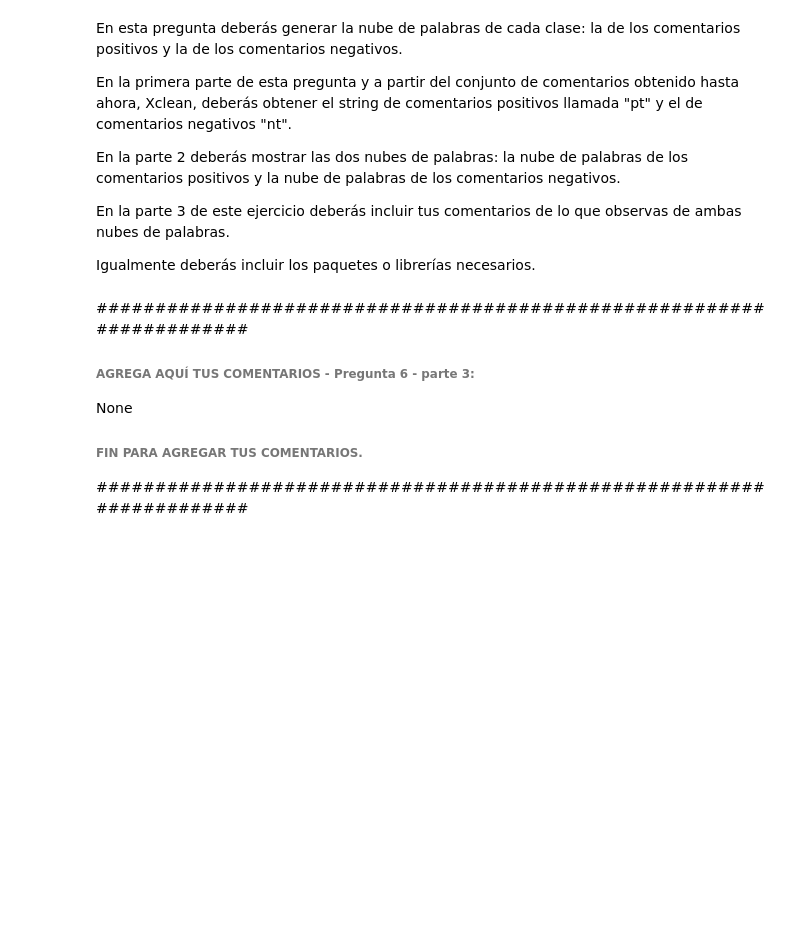
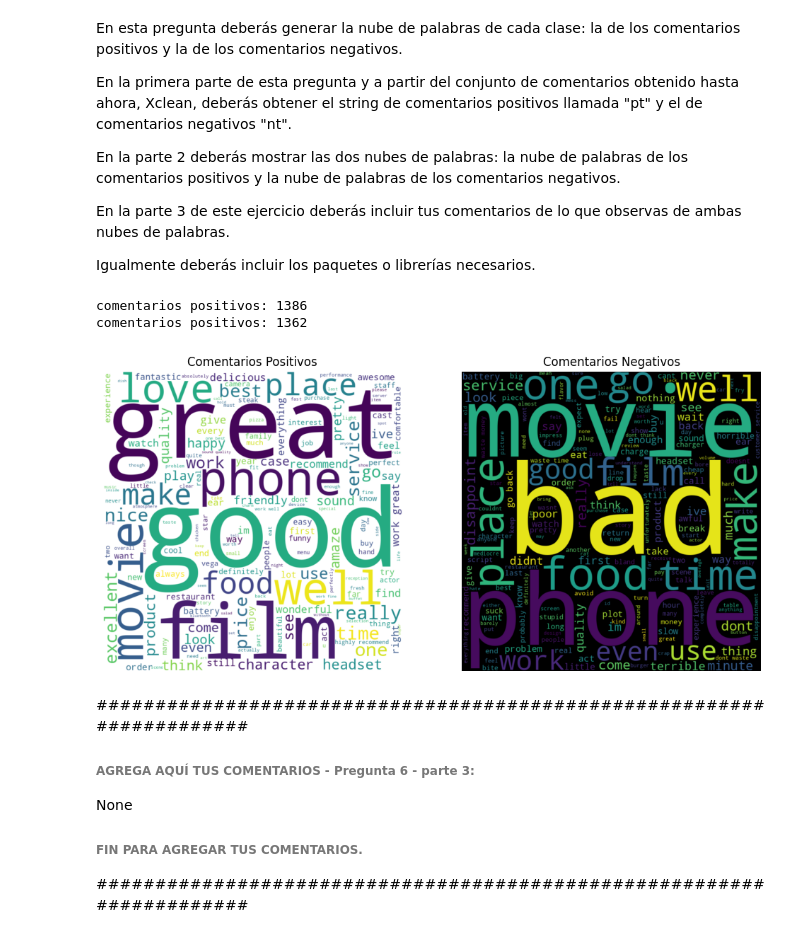
Before and after one commit to Julio21-ai/NLP-GPO10, a Jupyter notebook: 3.2 Actividad 2/A01794476_semanas3y4_actividad_02.ipynb, the cells around one changed output. Cells and saved outputs as stored; diff of their text form; code cells hidden in the pictures; blank space fills up the shorter version.

```diff
--- a/3.2 Actividad 2/A01794476_semanas3y4_actividad_02.ipynb
+++ b/3.2 Actividad 2/A01794476_semanas3y4_actividad_02.ipynb
@@ -471,7 +484,7 @@ def clean_doc(doc):
 
   tokens = eliminar_digitos(doc)
   tokens = eliminar_no_ascii(tokens)
-
+  tokens = lematizado(tokens)
 
   return tokens
   # FIN PARA AGREGAR TUS LÍNEAS DE CÓDIGO.
@@ -577,3 +543,59 @@ None
+# %%
+##############################################################################
+# AGREGA AQUÍ TUS LÍNEAS DE CÓDIGO - Pregunta 6 - parte 1:
+from wordcloud import WordCloud
+import matplotlib.pyplot as plt
+
+# Filtrar comentarios positivos y negativos
+comentarios_positivos = [comentario for comentario, valoracion in zip(Xclean, Y) if valoracion == 1]
+comentarios_negativos = [comentario for comentario, valoracion in zip(Xclean, Y) if valoracion == 0]
+
+pt = ' '.join(' '.join(comentario) for comentario in comentarios_positivos)
+nt = ' '.join(' '.join(comentario) for comentario in comentarios_negativos)
+
+
+# FIN PARA AGREGAR TUS LÍNEAS DE CÓDIGO.
+##############################################################################
+# %%
+print(f'comentarios positivos: {(len(comentarios_positivos))}')
+print(f'comentarios positivos: {len(comentarios_negativos)}')
+# %% [output]
+comentarios positivos: 1386
+comentarios positivos: 1362
+# %%
+##############################################################################
+# AGREGA AQUÍ TUS LÍNEAS DE CÓDIGO - Pregunta 6 - parte 2:
+
+#Generar nube de palabras para comentarios positivos
+wordcloud_positivos = WordCloud(width = 800, height = 800,
+                background_color ='white',
+                stopwords = None,
+                min_font_size = 10).generate(pt)
+
+
+wordcloud_negativos = WordCloud(width = 800, height = 800,
+                background_color ='black',
+                stopwords = None,
+                min_font_size = 10).generate(nt)
+
+
+
+fig, axs = plt.subplots(1, 2, figsize=(12, 6))
+
+# Mostrar nube de palabras de comentarios positivos
+axs[0].imshow(wordcloud_positivos, interpolation='bilinear')
+axs[0].set_title('Comentarios Positivos')
+axs[0].axis('off')
+
+# Mostrar nube de palabras de comentarios negativos
+axs[1].imshow(wordcloud_negativos, interpolation='bilinear')
+axs[1].set_title('Comentarios Negativos')
+axs[1].axis('off')
+plt.show()
+# FIN PARA AGREGAR TUS LÍNEAS DE CÓDIGO.
+##############################################################################
+# %% [output]
+[figure, added]
 # %% [markdown]
 ######################################################################
 ###### **AGREGA AQUÍ TUS COMENTARIOS - Pregunta 6 - parte 3:**
```
Also changed, not shown: parts of 7 cells of this notebook.
